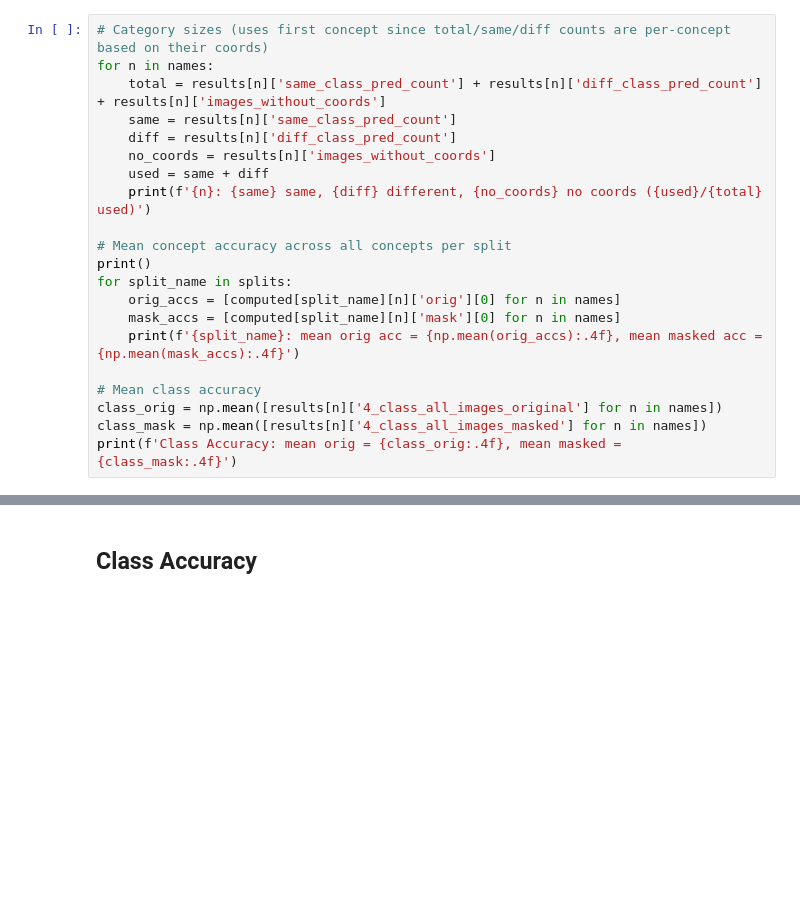
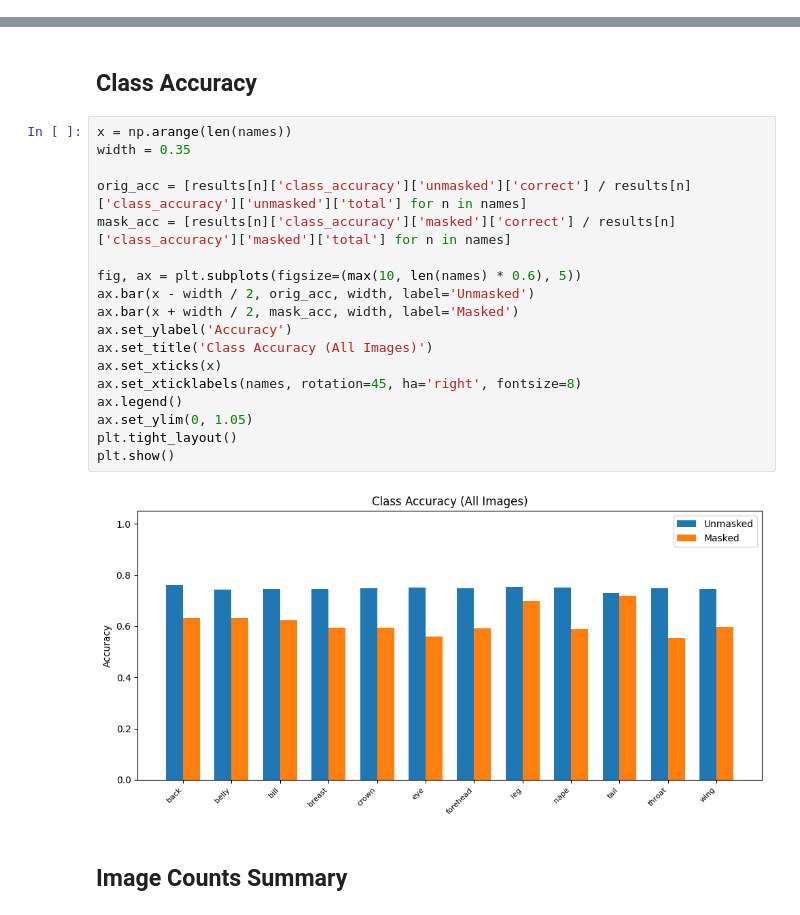
Before and after one commit to AndreasRaaskov/WhyCBMsFails, a Jupyter notebook: visualize_experiment1.ipynb, the cells around one changed output, grey strips where cells are left out. Saved outputs shown, nothing was run; the diff lists cells and outputs as text; blank space fills up the shorter version.

```diff
--- a/visualize_experiment1.ipynb
+++ b/visualize_experiment1.ipynb
@@ -113,21 +106,0 @@ bar_plot(names,
-# %%
-# Category sizes (uses first concept since total/same/diff counts are per-concept based on their coords)
-for n in names:
-    total = results[n]['same_class_pred_count'] + results[n]['diff_class_pred_count'] + results[n]['images_without_coords']
-    same = results[n]['same_class_pred_count']
-    diff = results[n]['diff_class_pred_count']
-    no_coords = results[n]['images_without_coords']
-    used = same + diff
-    print(f'{n}: {same} same, {diff} different, {no_coords} no coords ({used}/{total} used)')
-
-# Mean concept accuracy across all concepts per split
-print()
-for split_name in splits:
-    orig_accs = [computed[split_name][n]['orig'][0] for n in names]
-    mask_accs = [computed[split_name][n]['mask'][0] for n in names]
-    print(f'{split_name}: mean orig acc = {np.mean(orig_accs):.4f}, mean masked acc = {np.mean(mask_accs):.4f}')
-
-# Mean class accuracy
-class_orig = np.mean([results[n]['4_class_all_images_original'] for n in names])
-class_mask = np.mean([results[n]['4_class_all_images_masked'] for n in names])
-print(f'Class Accuracy: mean orig = {class_orig:.4f}, mean masked = {class_mask:.4f}')
@@ -181,3 +150,25 @@ for mi, mname in enumerate(metric_names):
 # %% [markdown]
 ## Class Accuracy
+# %%
+x = np.arange(len(names))
+width = 0.35
+
+orig_acc = [results[n]['class_accuracy']['unmasked']['correct'] / results[n]['class_accuracy']['unmasked']['total'] for n in names]
+mask_acc = [results[n]['class_accuracy']['masked']['correct'] / results[n]['class_accuracy']['masked']['total'] for n in names]
+
+fig, ax = plt.subplots(figsize=(max(10, len(names) * 0.6), 5))
+ax.bar(x - width / 2, orig_acc, width, label='Unmasked')
+ax.bar(x + width / 2, mask_acc, width, label='Masked')
+ax.set_ylabel('Accuracy')
+ax.set_title('Class Accuracy (All Images)')
+ax.set_xticks(x)
+ax.set_xticklabels(names, rotation=45, ha='right', fontsize=8)
+ax.legend()
+ax.set_ylim(0, 1.05)
+plt.tight_layout()
+plt.show()
+# %% [output]
+[figure, new version]
+# %% [markdown]
+## Image Counts Summary
 # %%
```
Also changed, not shown: parts of 18 cells of this notebook, 44 other files.
